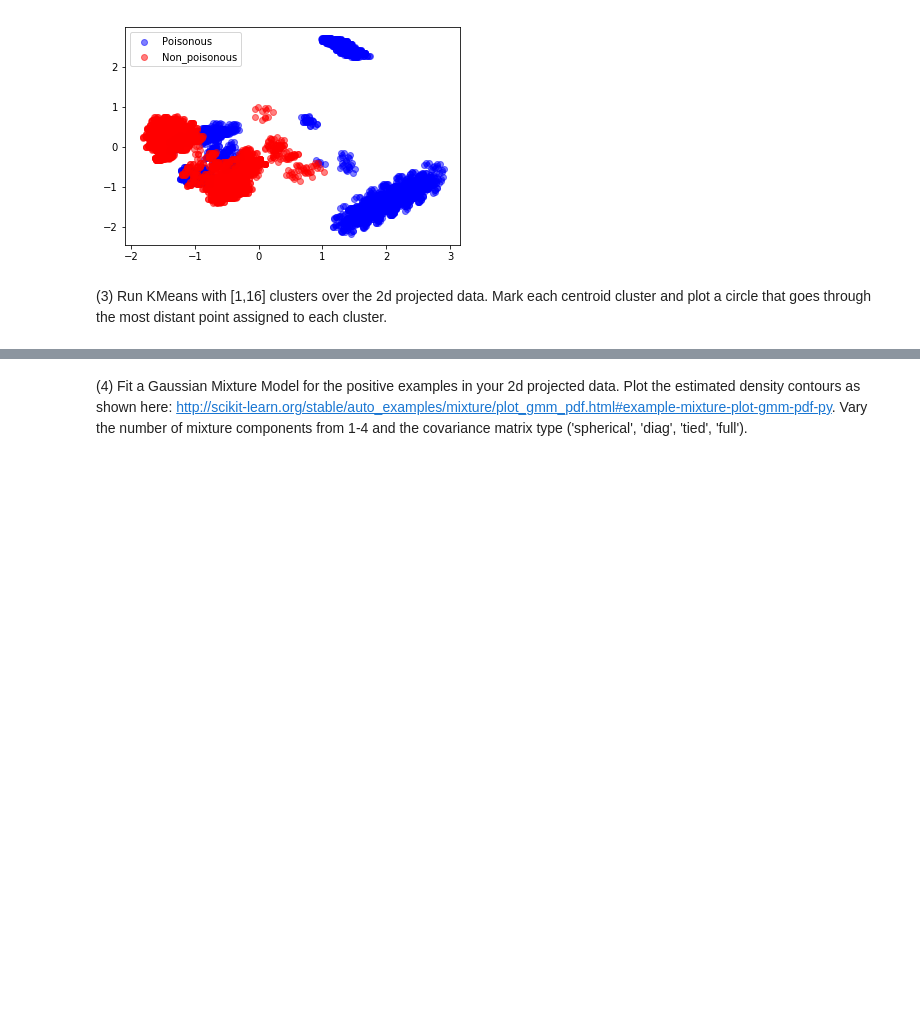
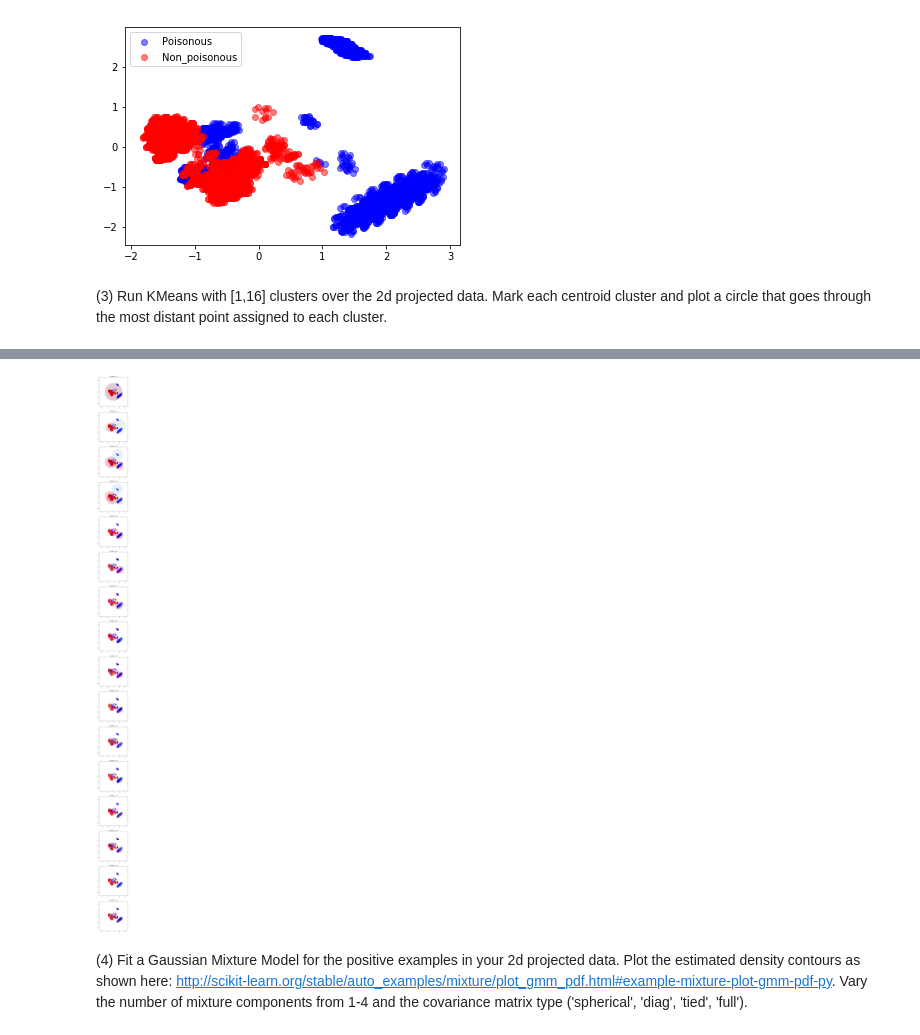
Before and after one commit to avinashsc/mids-w207-2018-0904, a Jupyter notebook: project3/avinash_chandrasekaran_p3.ipynb, the cells around one changed output, grey strips where cells are left out. Drawn from its saved outputs; the diff is of its cells as text; code cells hidden in the pictures; blank space fills up the shorter version.

```diff
--- a/project3/avinash_chandrasekaran_p3.ipynb
+++ b/project3/avinash_chandrasekaran_p3.ipynb
@@ -147,2 +187,47 @@ P2()
+# %%
+def P3(k):
+### STUDENT START ###
+
+    # Use only first 2 principal components
+    pca = PCA(n_components=2)
+    # Transform the coordinates into this new 2-D space
+    transformed_data = pca.fit_transform(train_data)
+    poisonous = transformed_data[np.where(train_labels == 1)]
+    non_poisonous = transformed_data[np.where(train_labels == 0)]
+
+    fig = plt.figure(figsize=(100, 100))
+    colors = np.random.rand(k, 3)
+
+    for i in range(1, k+1):
+        # KMeans
+        kmeans = KMeans(n_clusters=i, random_state=0)
+        # centroids
+        centers = kmeans.fit(transformed_train_data)
+        # distances
+        dist = kmeans.transform(transformed_train_data)
+        # cluster assignment
+        cluster_assignment = kmeans.predict(transformed_train_data)
+
+        ax = plt.subplot(k, 1, i, aspect='equal')
+        title = 'Clusters = ' + str(i)
+        ax.set_title(title)
+        ax.scatter(poisonous[:,0], poisonous[:,1], c='b', label='Poisonous', alpha=0.5)
+        ax.scatter(non_poisonous[:,0], non_poisonous[:,1], c='r', label='Non_poisonous', alpha=0.5)
+
+        for n in range(i):
+            j = np.where(cluster_assignment == n)
+            center = tuple(centers.cluster_centers_[n])
+            radius = np.max(dist[j, n])
+
+            ax.axis([-5, 5, -5, 5])
+            circle=plt.Circle(center, radius,color=colors[n], alpha=0.2)
+            plt.scatter(center[0], center[1], color=colors[n])
+            ax.add_artist(circle)
+
+### STUDENT END ###
+
+P3(16)
+# %% [output]
+[figure, added]
 # %% [markdown]
 (4) Fit a Gaussian Mixture Model for the positive examples in your 2d projected data. Plot the estimated density contours as shown here: http://scikit-learn.org/stable/auto_examples/mixture/plot_gmm_pdf.html#example-mixture-plot-gmm-pdf-py. Vary the number of mixture components from 1-4 and the covariance matrix type ('spherical', 'diag', 'tied', 'full').
```
Also changed, not shown: parts of 5 cells of this notebook.
